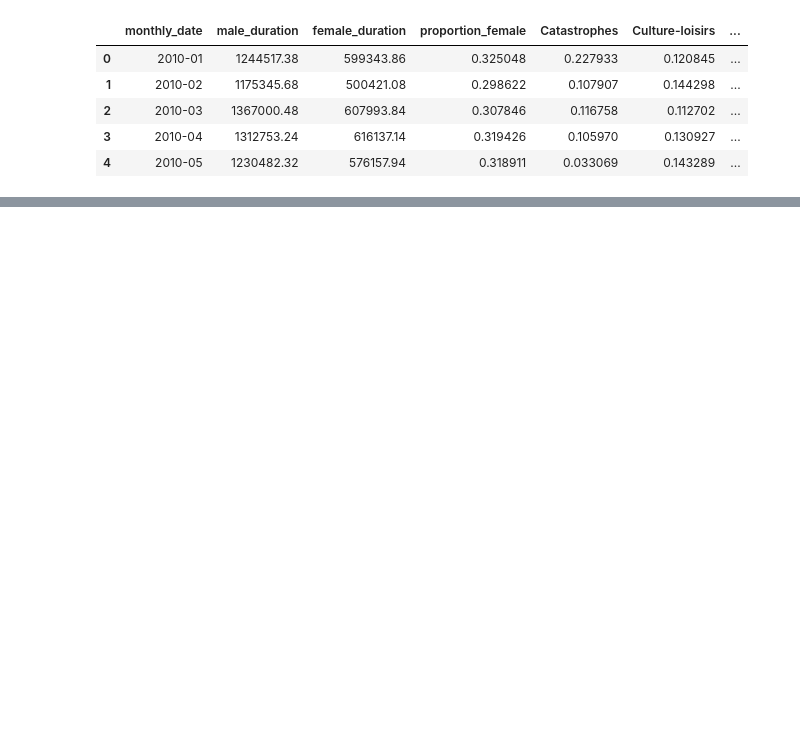
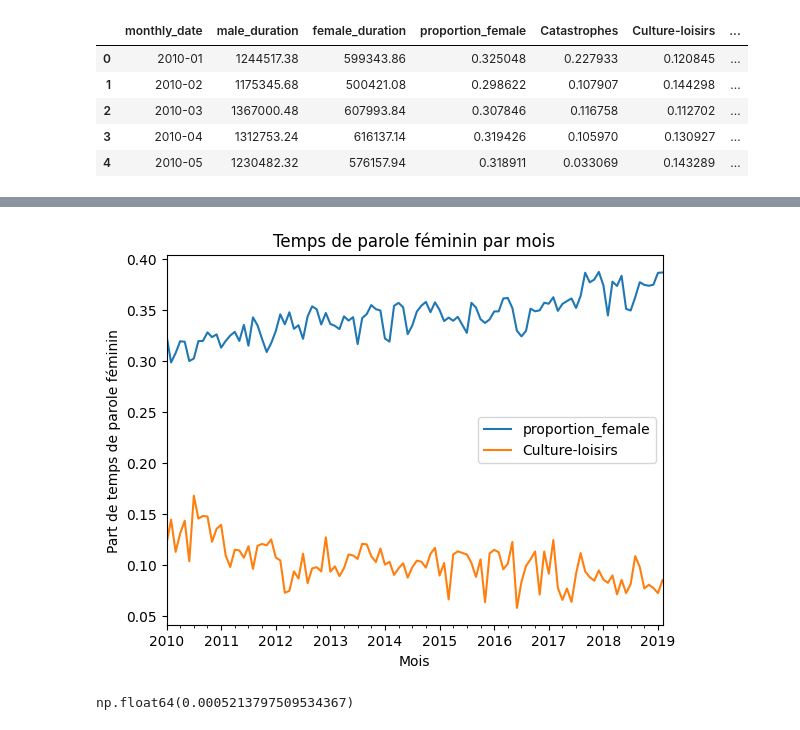
Before and after one commit to Gstrems/Projet_python_2A, a Jupyter notebook: stat_explo_parite.ipynb, the cells around one changed output, grey strips where cells are left out. Drawn from its saved outputs; the diff is of its cells as text; code cells hidden in the pictures; blank space fills up the shorter version.

Commit message:
regression temps parole femmes sur sujets

```diff
--- a/stat_explo_parite.ipynb
+++ b/stat_explo_parite.ipynb
@@ -277,0 +300,28 @@ pd.DataFrame(zip(X.columns,clf.coef_))
+# %%
+diag = parite_sujets_jt_mois.set_index('monthly_date')[['proportion_female', 'Culture-loisirs']].plot(
+    title = "Temps de parole féminin par mois",
+    legend=True,
+    xlabel="Mois",
+    ylabel="Part de temps de parole féminin",
+)
+# On voit que l'évolution temporelle explique la grande corrélatio entre les deux variables
+# %% [output]
+[figure, added]
+# %%
+# Trouver la tendance de la part de parole féminine
+
+parite_sujets_jt_mois = parite_sujets_jt_mois.reset_index()
+
+T = parite_sujets_jt_mois['index']
+
+Tc = sm.add_constant(T)
+modT = sm.OLS(y, Tc)
+modTfit = modT.fit()
+
+# Extract coefficients
+coeffs = modTfit.params
+cons = coeffs[0]
+trend = coeffs[1]
+trend
+# %% [output]
+np.float64(0.0005213797509534367)
```
Also changed, not shown: parts of 12 cells of this notebook.
